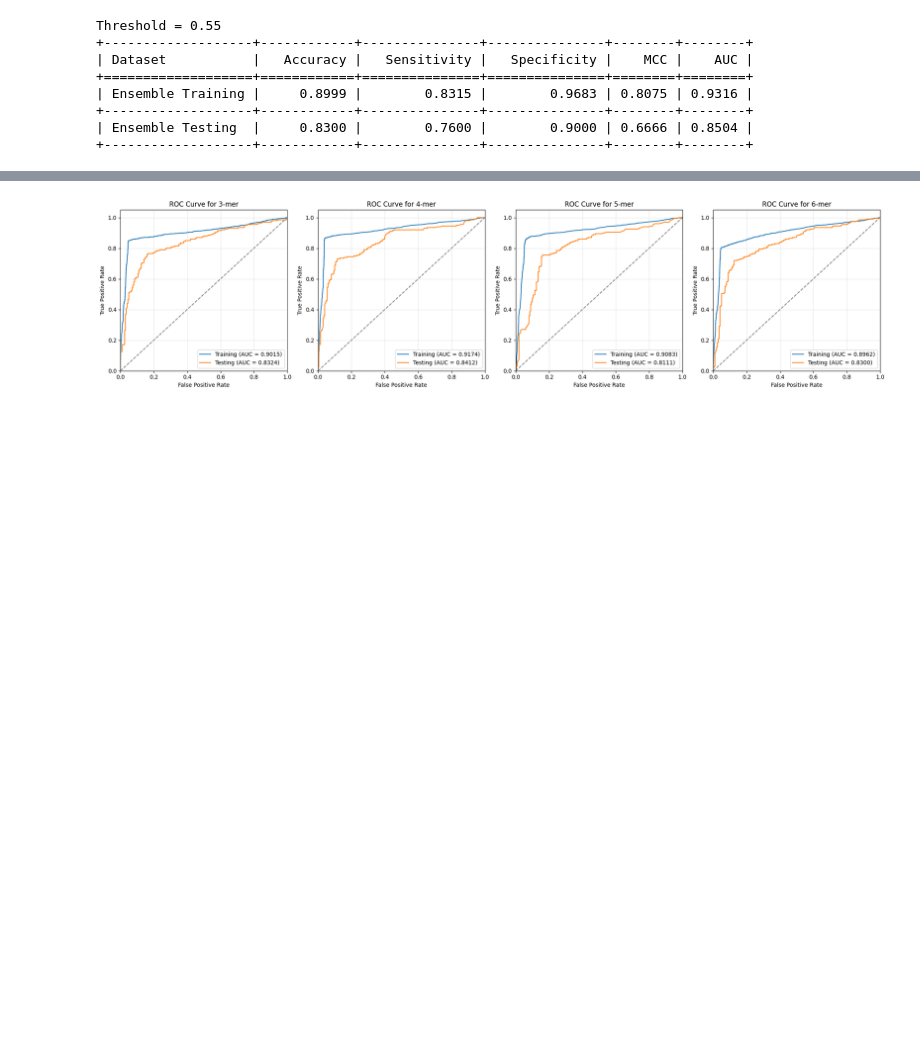
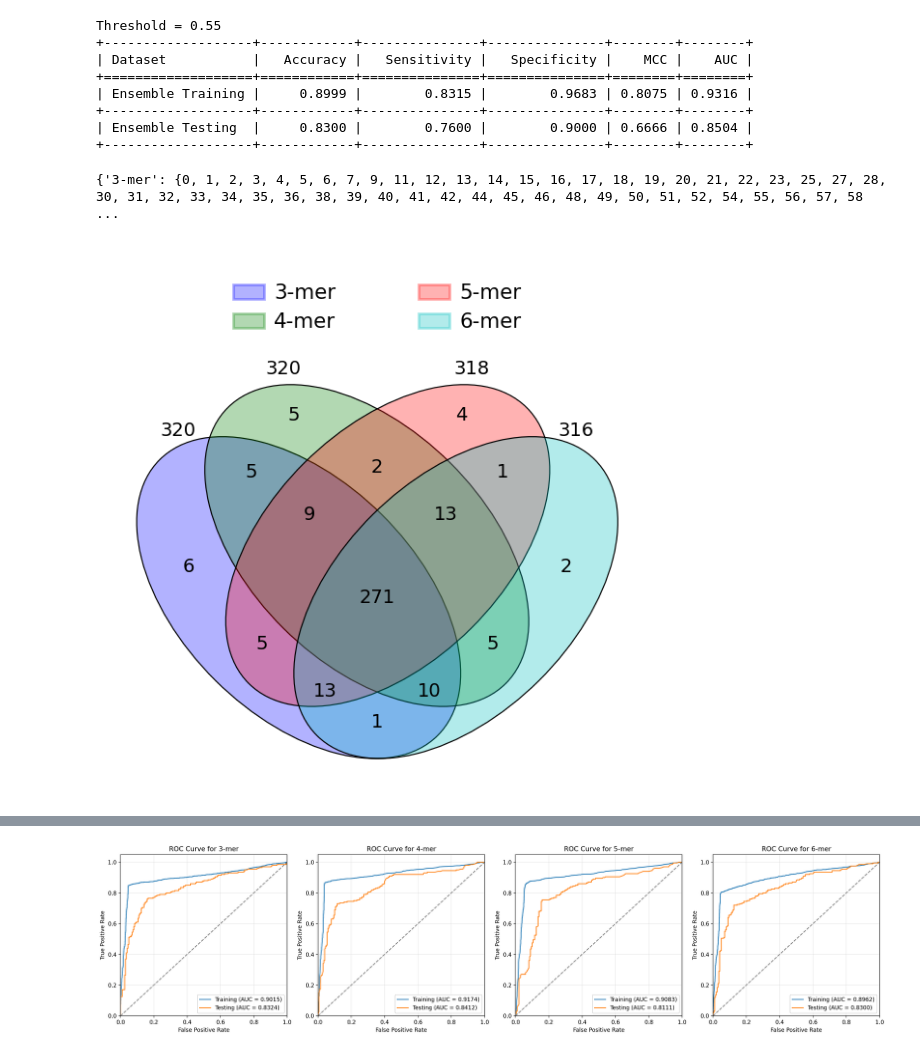
Before and after one commit to trantphat/stackbert-enhancer, a Jupyter notebook: 64_32_ensemble_identifier.ipynb, the cells around one changed output, grey strips where cells are left out. Saved outputs shown, nothing was run; the diff lists cells and outputs as text; code cells hidden in the pictures; blank space fills up the shorter version.

```diff
--- a/64_32_ensemble_identifier.ipynb
+++ b/64_32_ensemble_identifier.ipynb
@@ -128,6 +130,30 @@ Threshold = 0.55
 +-------------------+------------+---------------+---------------+--------+--------+
 | Ensemble Testing  |     0.8300 |        0.7600 |        0.9000 | 0.6666 | 0.8504 |
 +-------------------+------------+---------------+---------------+--------+--------+
+# %%
+# Initialize the dictionary to store correct prediction indices
+correct_predictions_dict = {}
+
+# Iterate through kmer values and corresponding predictions and labels
+for kmer, predictions, labels in zip(kmer_values, test_predictions_list, test_labels_list):
+    # Convert predictions to binary labels
+    binary_predictions = (np.array(predictions) > threshold).astype(int)
+
+    # Compare binary predictions with true labels to determine correctness
+    correct_indices = {index for index, (predicted, true) in enumerate(zip(binary_predictions.flatten(), labels)) if predicted == true}
+
+    # Store the set of correct indices in the dictionary with kmer as string
+    correct_predictions_dict[f"{kmer}-mer"] = correct_indices
+
+print(correct_predictions_dict)
+# %% [output]
+{'3-mer': {0, 1, 2, 3, 4, 5, 6, 7, 9, 11, 12, 13, 14, 15, 16, 17, 18, 19, 20, 21, 22, 23, 25, 27, 28, 30, 31, 32, 33, 34, 35, 36, 38, 39, 40, 41, 42, 44, 45, 46, 48, 49, 50, 51, 52, 54, 55, 56, 57, 58 ...
+# %%
+from venny4py.venny4py import *
+
+venny4py(sets=correct_predictions_dict, out='analysis/venn/identifier')
+# %% [output]
+[figure, added]
 # %%
 import matplotlib.pyplot as plt
 from sklearn.metrics import precision_recall_curve, average_precision_score
```
Also changed, not shown: parts of 8 cells of this notebook, 1 other file.
